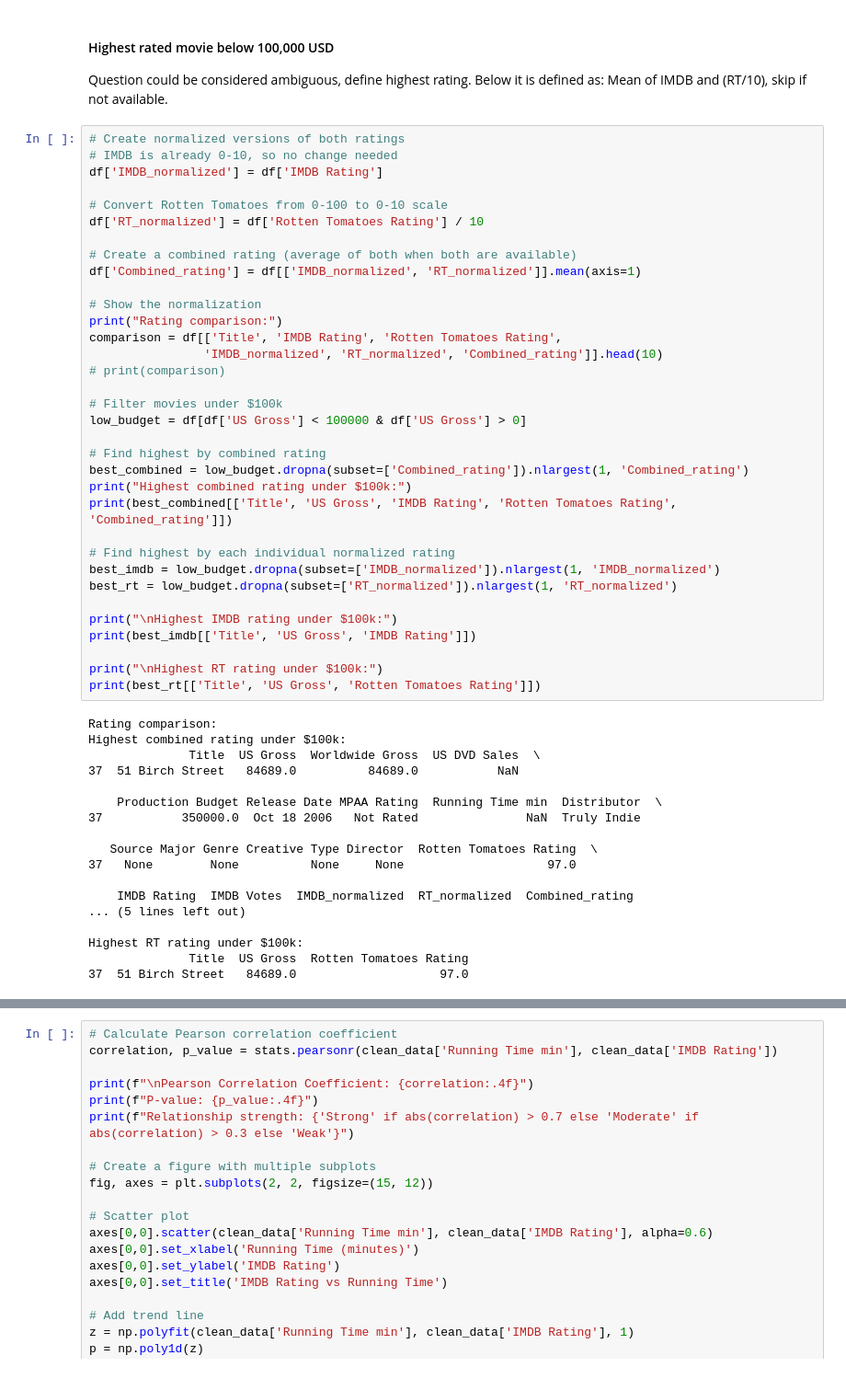
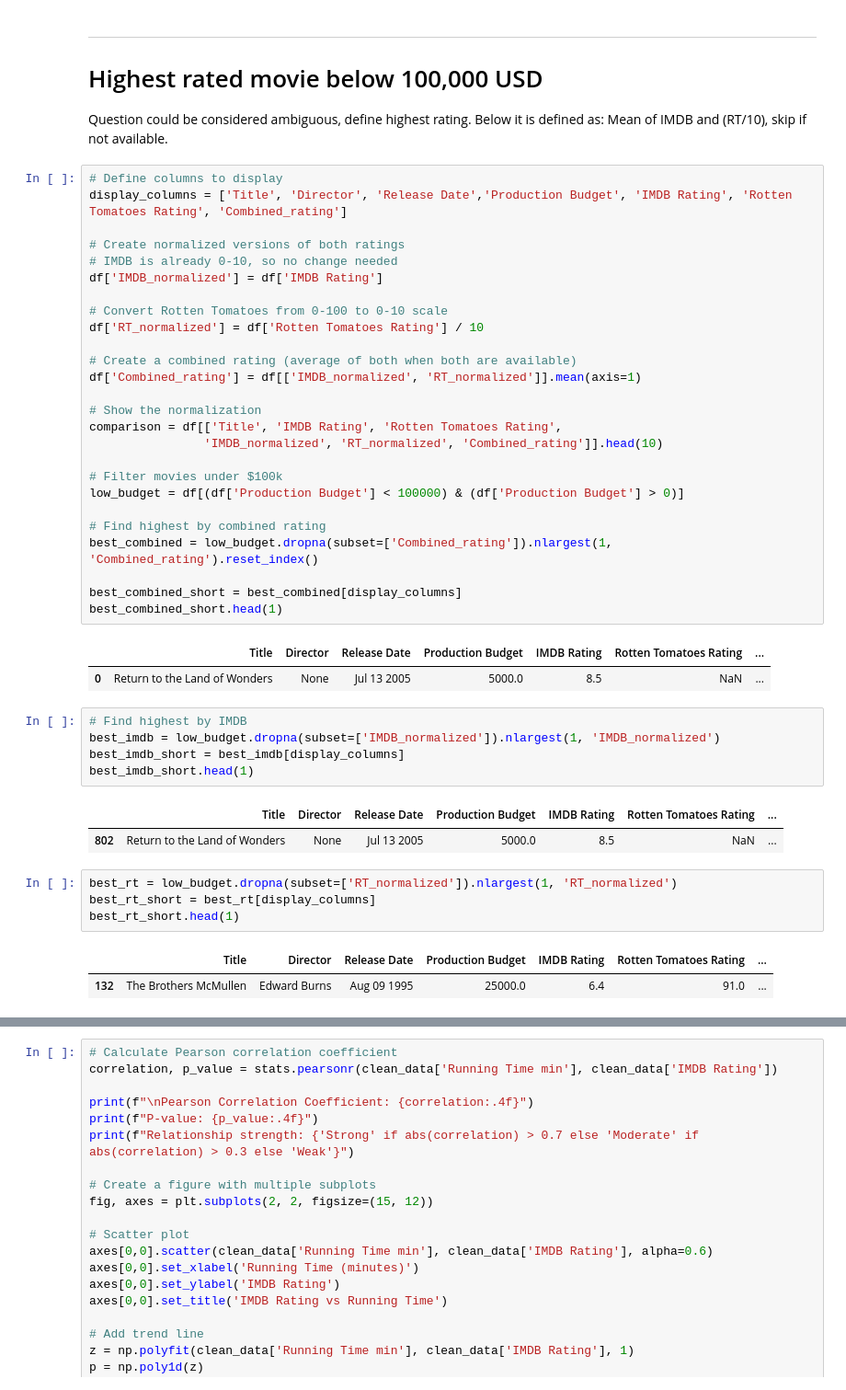
Before and after one commit to himmelreich-it/jupyter-teaser-workshop, a Jupyter notebook: answers.ipynb, the cells around one changed output, grey strips where cells are left out. Shown at 92% size. Saved outputs shown, nothing was run; the diff lists cells and outputs as text.

```diff
--- a/answers.ipynb
+++ b/answers.ipynb
@@ -44,56 +116,49 @@ print(df.head())
 # %% [markdown]
-#### Highest rated movie below 100,000 USD
+---
+# Highest rated movie below 100,000 USD
 Question could be considered ambiguous, define highest rating. Below it is defined as:
 Mean of IMDB and (RT/10), skip if not available.
 # %%
+# Define columns to display
+display_columns = ['Title', 'Director', 'Release Date','Production Budget', 'IMDB Rating', 'Rotten Tomatoes Rating', 'Combined_rating']
+
 # Create normalized versions of both ratings
 # IMDB is already 0-10, so no change needed
 df['IMDB_normalized'] = df['IMDB Rating']
 
 # Convert Rotten Tomatoes from 0-100 to 0-10 scale
 df['RT_normalized'] = df['Rotten Tomatoes Rating'] / 10
 
 # Create a combined rating (average of both when both are available)
 df['Combined_rating'] = df[['IMDB_normalized', 'RT_normalized']].mean(axis=1)
 
 # Show the normalization
-print("Rating comparison:")
 comparison = df[['Title', 'IMDB Rating', 'Rotten Tomatoes Rating',
                 'IMDB_normalized', 'RT_normalized', 'Combined_rating']].head(10)
-# print(comparison)
 
 # Filter movies under $100k
-low_budget = df[df['US Gross'] < 100000 & df['US Gross'] > 0]
+low_budget = df[(df['Production Budget'] < 100000) & (df['Production Budget'] > 0)]
 
 # Find highest by combined rating
-best_combined = low_budget.dropna(subset=['Combined_rating']).nlargest(1, 'Combined_rating')
-print("Highest combined rating under $100k:")
-print(best_combined[['Title', 'US Gross', 'IMDB Rating', 'Rotten Tomatoes Rating', 'Combined_rating']])
+best_combined = low_budget.dropna(subset=['Combined_rating']).nlargest(1, 'Combined_rating').reset_index()
 
-# Find highest by each individual normalized rating
-best_imdb = low_budget.dropna(subset=['IMDB_normalized']).nlargest(1, 'IMDB_normalized')
-best_rt = low_budget.dropna(subset=['RT_normalized']).nlargest(1, 'RT_normalized')
-
-print("\nHighest IMDB rating under $100k:")
-print(best_imdb[['Title', 'US Gross', 'IMDB Rating']])
-
-print("\nHighest RT rating under $100k:")
-print(best_rt[['Title', 'US Gross', 'Rotten Tomatoes Rating']])
+best_combined_short = best_combined[display_columns]
+best_combined_short.head(1)
 # %% [output]
-Rating comparison:
-Highest combined rating under $100k:
-              Title  US Gross  Worldwide Gross  US DVD Sales  \
-37  51 Birch Street   84689.0          84689.0           NaN
-
-    Production Budget Release Date MPAA Rating  Running Time min  Distributor  \
-37           350000.0  Oct 18 2006   Not Rated               NaN  Truly Indie
-
-   Source Major Genre Creative Type Director  Rotten Tomatoes Rating  \
-37   None        None          None     None                    97.0
-
-    IMDB Rating  IMDB Votes  IMDB_normalized  RT_normalized  Combined_rating
-... (5 lines left out)
-
-Highest RT rating under $100k:
-              Title  US Gross  Rotten Tomatoes Rating
-37  51 Birch Street   84689.0                    97.0
+|  | Title | Director | Release Date | Production Budget | IMDB Rating | Rotten Tomatoes Rating | ... |
+| 0 | Return to the Land of Wonders | None | Jul 13 2005 | 5000.0 | 8.5 | NaN | ... |
+# %%
+# Find highest by IMDB
+best_imdb = low_budget.dropna(subset=['IMDB_normalized']).nlargest(1, 'IMDB_normalized')
+best_imdb_short = best_imdb[display_columns]
+best_imdb_short.head(1)
+# %% [output]
+|  | Title | Director | Release Date | Production Budget | IMDB Rating | Rotten Tomatoes Rating | ... |
+| 802 | Return to the Land of Wonders | None | Jul 13 2005 | 5000.0 | 8.5 | NaN | ... |
+# %%
+best_rt = low_budget.dropna(subset=['RT_normalized']).nlargest(1, 'RT_normalized')
+best_rt_short = best_rt[display_columns]
+best_rt_short.head(1)
+# %% [output]
+|  | Title | Director | Release Date | Production Budget | IMDB Rating | Rotten Tomatoes Rating | ... |
+| 132 | The Brothers McMullen | Edward Burns | Aug 09 1995 | 25000.0 | 6.4 | 91.0 | ... |
```
Also changed, not shown: parts of 8 cells of this notebook, 7 other files.
